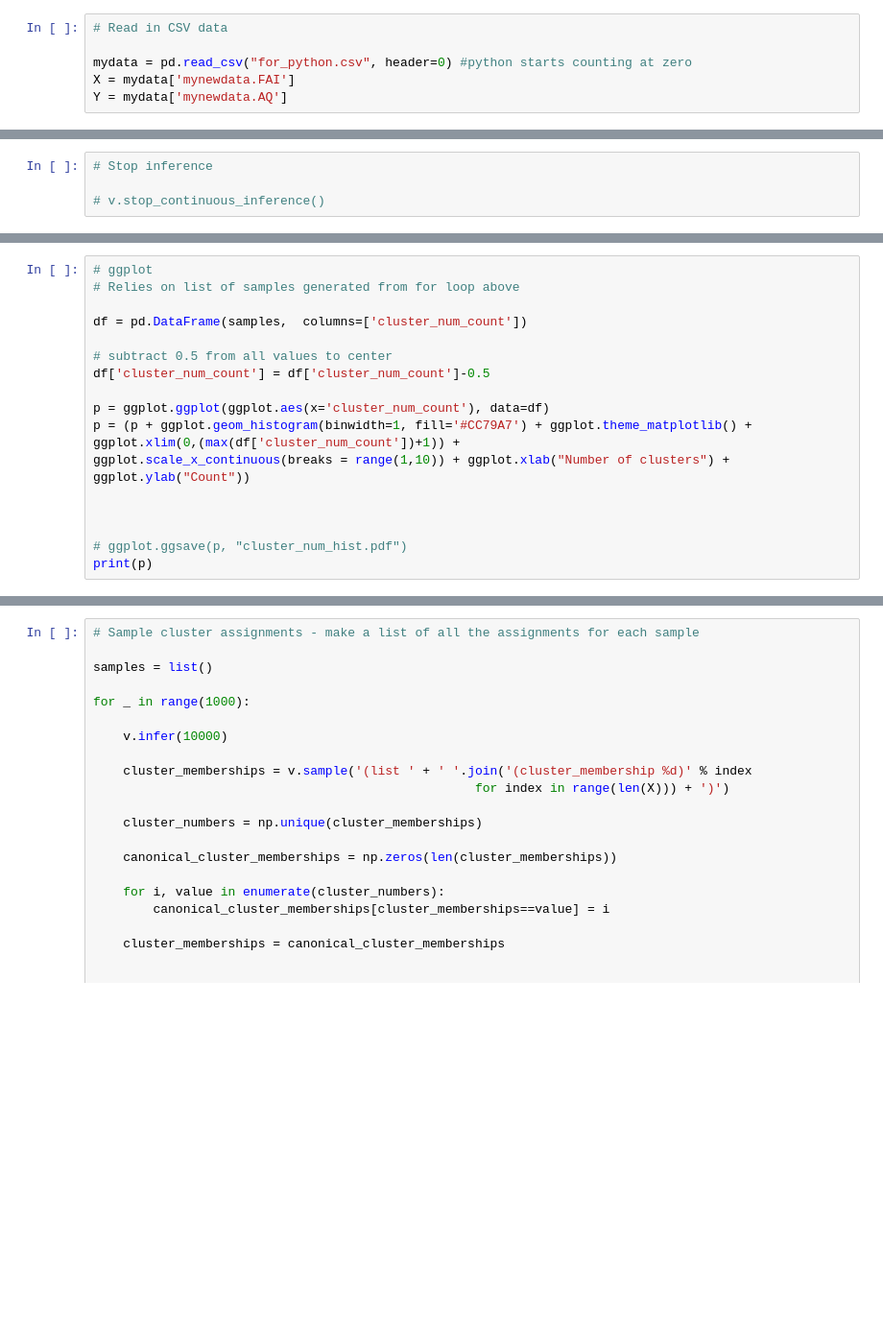
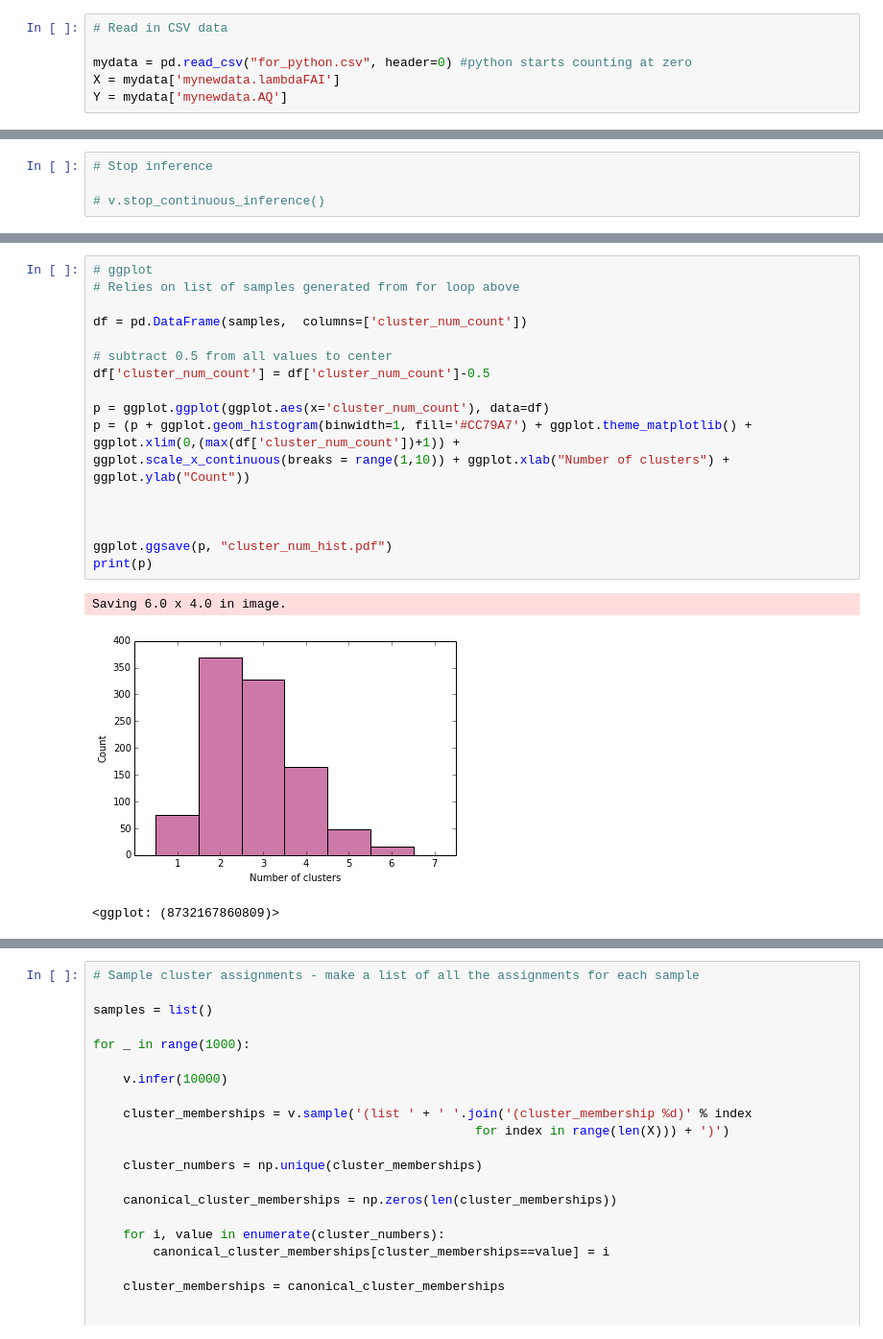
Before and after one commit to ap728/ppl-hormones, a Jupyter notebook: src/main.ipynb, the cells around one changed output, grey strips where cells are left out. Shown at 96% size. Cells and saved outputs as stored; diff of their text form; blank space fills up the shorter version.

```diff
--- a/src/main.ipynb
+++ b/src/main.ipynb
@@ -79,7 +79,7 @@ Y = np.concatenate((Y_1, Y_2, Y_3))
 # Read in CSV data
 
 mydata = pd.read_csv("for_python.csv", header=0) #python starts counting at zero
-X = mydata['mynewdata.FAI']
+X = mydata['mynewdata.lambdaFAI']
 Y = mydata['mynewdata.AQ']
 # %%
 # Observe data
@@ -205,20 +207,24 @@ plt.show()
 # %%
 # ggplot
 # Relies on list of samples generated from for loop above
 
 df = pd.DataFrame(samples,  columns=['cluster_num_count'])
 
 # subtract 0.5 from all values to center
 df['cluster_num_count'] = df['cluster_num_count']-0.5
 
 p = ggplot.ggplot(ggplot.aes(x='cluster_num_count'), data=df)
 p = (p + ggplot.geom_histogram(binwidth=1, fill='#CC79A7') + ggplot.theme_matplotlib() + ggplot.xlim(0,(max(df['cluster_num_count'])+1)) +
 ggplot.scale_x_continuous(breaks = range(1,10)) + ggplot.xlab("Number of clusters") + ggplot.ylab("Count"))
 
 
 
-# ggplot.ggsave(p, "cluster_num_hist.pdf")
+ggplot.ggsave(p, "cluster_num_hist.pdf")
 print(p)
+# %% [output]
+Saving 6.0 x 4.0 in image.
+[figure, added]
+<ggplot: (8732167860809)>
 # %%
 # Sample the parameters and draw a picture
 
```
Also changed, not shown: parts of 9 cells of this notebook.
